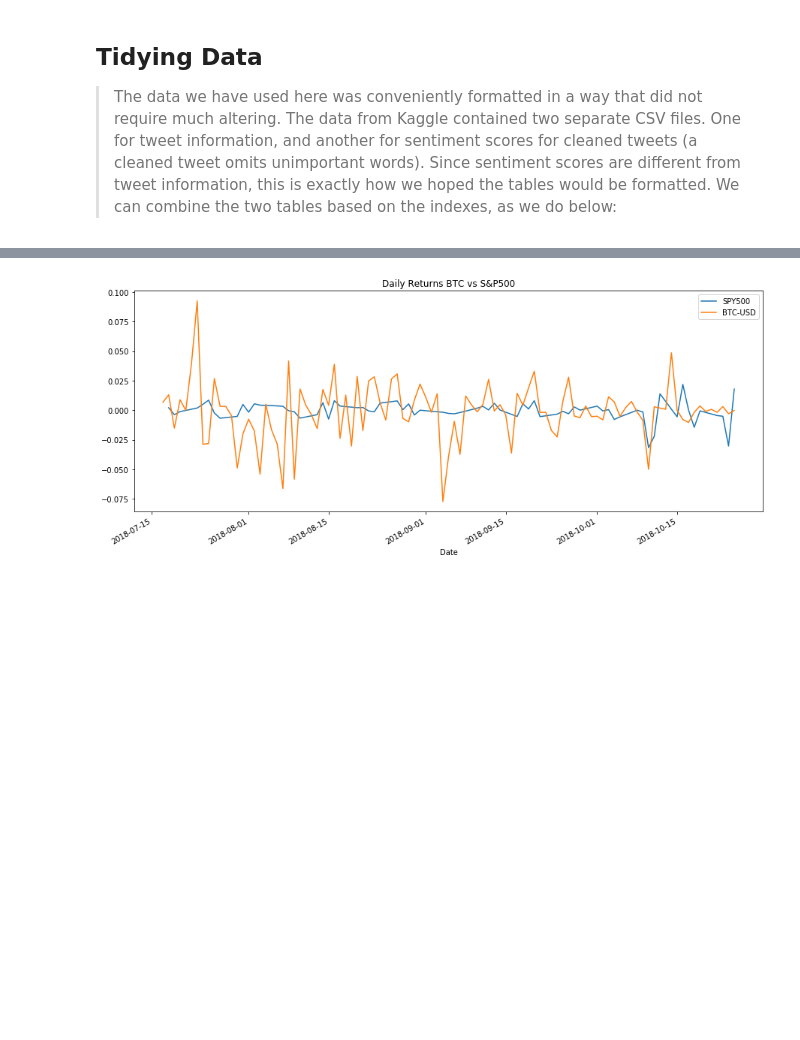
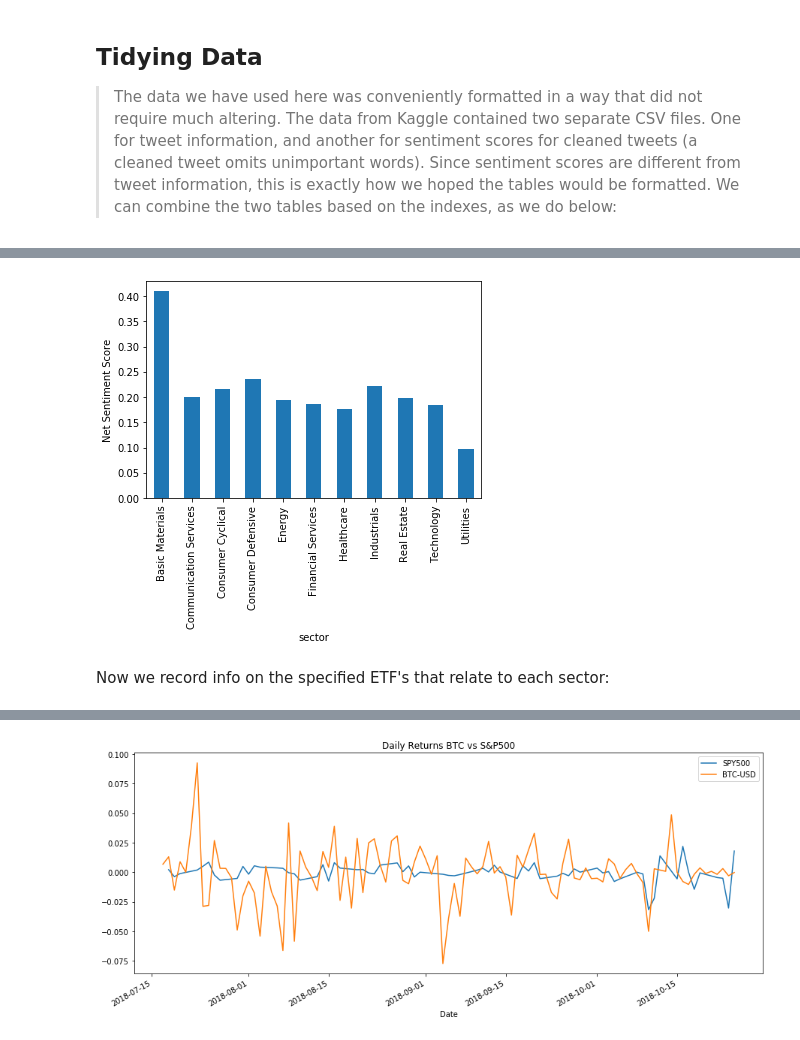
Before and after one commit to danellsworth/danellsworth.github.io, a Jupyter notebook: FinancialAnalysis.ipynb, the cells around one changed output, grey strips where cells are left out. Saved outputs shown, nothing was run; the diff lists cells and outputs as text; code cells hidden in the pictures; blank space fills up the shorter version.

```diff
--- a/FinancialAnalysis.ipynb
+++ b/FinancialAnalysis.ipynb
@@ -93,0 +217,8 @@ Just for fun!
+# %%
+StockSentimentDF.groupby(['sector']).sentiment.mean().plot.bar();
+plt.ylabel('Net Sentiment Score')
+plt.show();
+# %% [output]
+[figure, added]
+# %% [markdown]
+Now we record info on the specified ETF's that relate to each sector:
```
Also changed, not shown: parts of 32 cells of this notebook, 3 other files.
